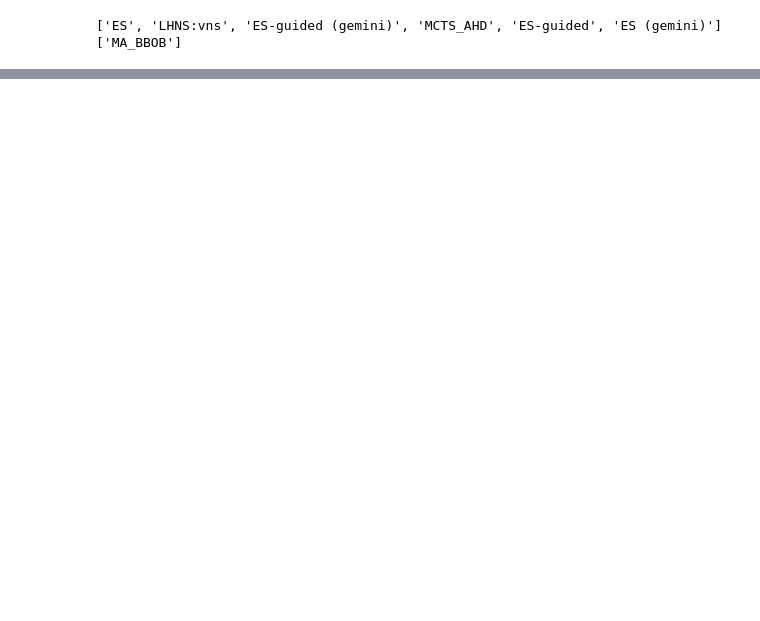
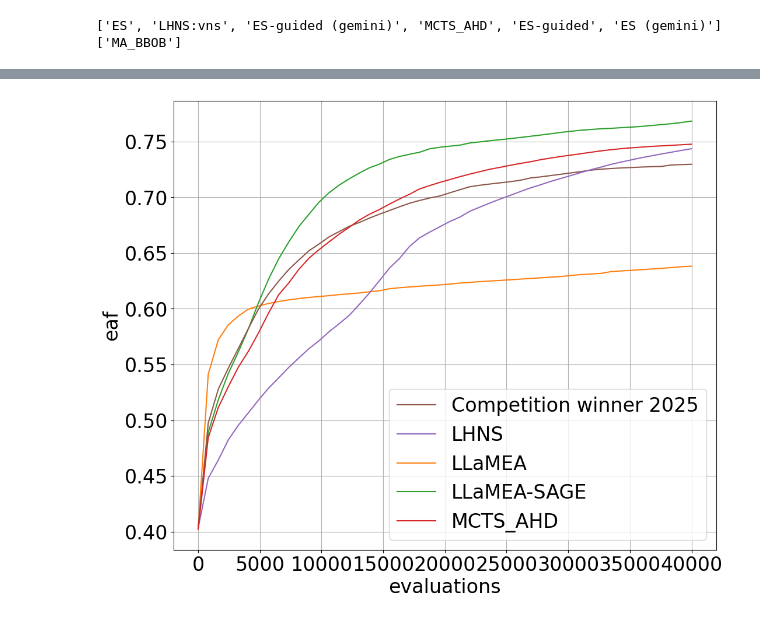
Before and after one commit to XAI-liacs/BLADE, a Jupyter notebook: examples/visualize_mabbob_guided.ipynb, the cells around one changed output, grey strips where cells are left out. Drawn from its saved outputs; the diff is of its cells as text; code cells hidden in the pictures; blank space fills up the shorter version.

```diff
--- a/examples/visualize_mabbob_guided.ipynb
+++ b/examples/visualize_mabbob_guided.ipynb
@@ -300,3 +303,60 @@ plt.show()
+# %%
+import operator
+custom_color_map = {
+    "Competition winner 2025" :"C5",
+    "baseline CMA-ES" :"C6",
+    'MCTS_AHD': "C3",
+    'LHNS:vns': "C4",
+    'ES': "C1",
+    'ES-guided': "C2"
+}
+
+fig, ax = plt.subplots(1,1, figsize=(12,10))
+_ = iohinspector.plot.plot_ecdf(df.filter(pl.col("dimension") == 20), y_max=100, y_min=1e-8, ax=ax, scale_xlog=False)
+# Get the current legend handles and labels
+handles, labels = ax.get_legend_handles_labels()
+
+# Also get the lines (the actual plot objects) in the order they were created.
+# Usually, ax.lines matches up with the unique hue levels in the same order
+lines = ax.lines
+
+# Make a mapping from label -> line object
+label_to_line = dict(zip(labels, lines))
+for handle, label in zip(handles, labels):
+    # For bar charts, the handles are Rectangle patches
+    handle.set_color(custom_color_map[label])
+    if label == "baseline CMA-ES":
+        handle.set_linestyle("--")
+    else:
+        handle.set_linestyle("-")
+
+    if label == "ES":
+        handle.set_label("LLaMEA")
+    if label == "ES-guided":
+        handle.set_label("LLaMEA-SAGE")
+    if label == "LHNS:vns":
+        handle.set_label("LHNS")
+
+for label, line in label_to_line.items():
+    # Set the color/linestyle on the actual plot line
+    line.set_color(custom_color_map.get(label, 'black'))
+    if label == "baseline CMA-ES":
+        line.set_linestyle("--")
+    else:
+        line.set_linestyle("-")
+
+
+handles, labels = ax.get_legend_handles_labels()
+
+# Sort them alphabetically (by label)
+sorted_pairs = sorted(zip(labels, handles), key=operator.itemgetter(0))
+sorted_labels, sorted_handles = zip(*sorted_pairs)
+
+# Clear the old legend and create a new one in sorted order
+ax.legend(sorted_handles, sorted_labels)
+plt.show()
+# %% [output]
+[figure, added]
 # %%
 df_eaf = iohinspector.metrics.transform_fval(df, 1e-8, 1e2)
 iohinspector.metrics.get_aocc(df_eaf.filter(pl.col("dimension") == 5), 10000, group_cols=['algorithm_name'])
```
Also changed, not shown: parts of 8 cells of this notebook, 2 other files.
